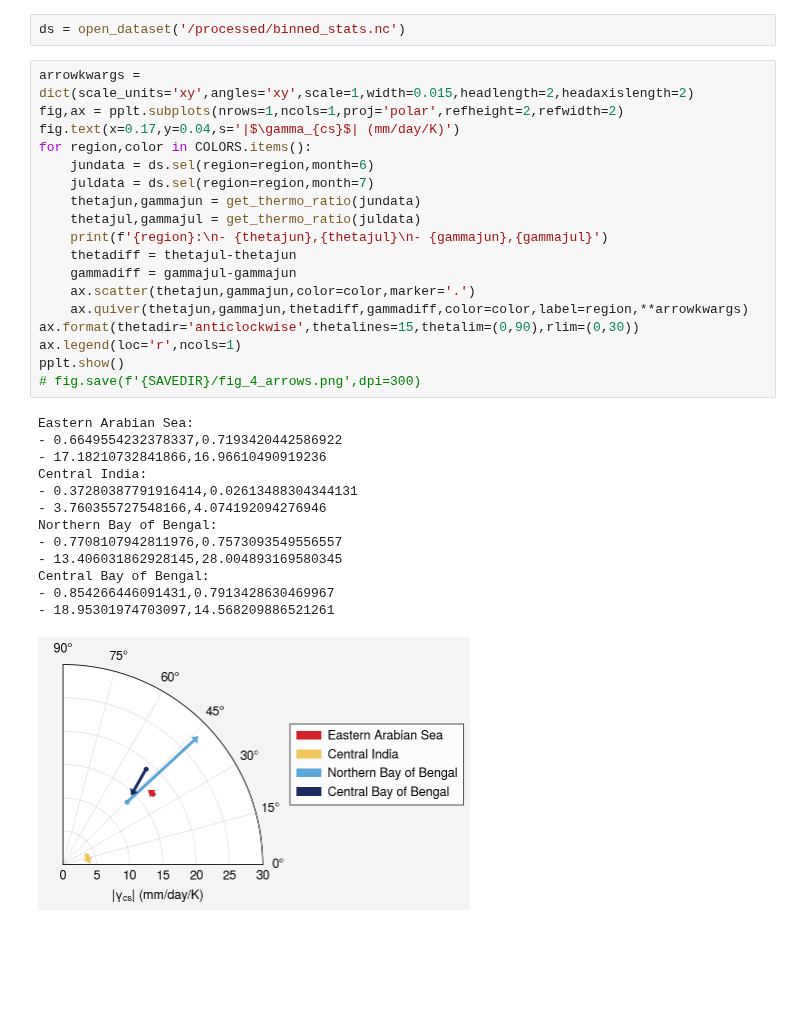
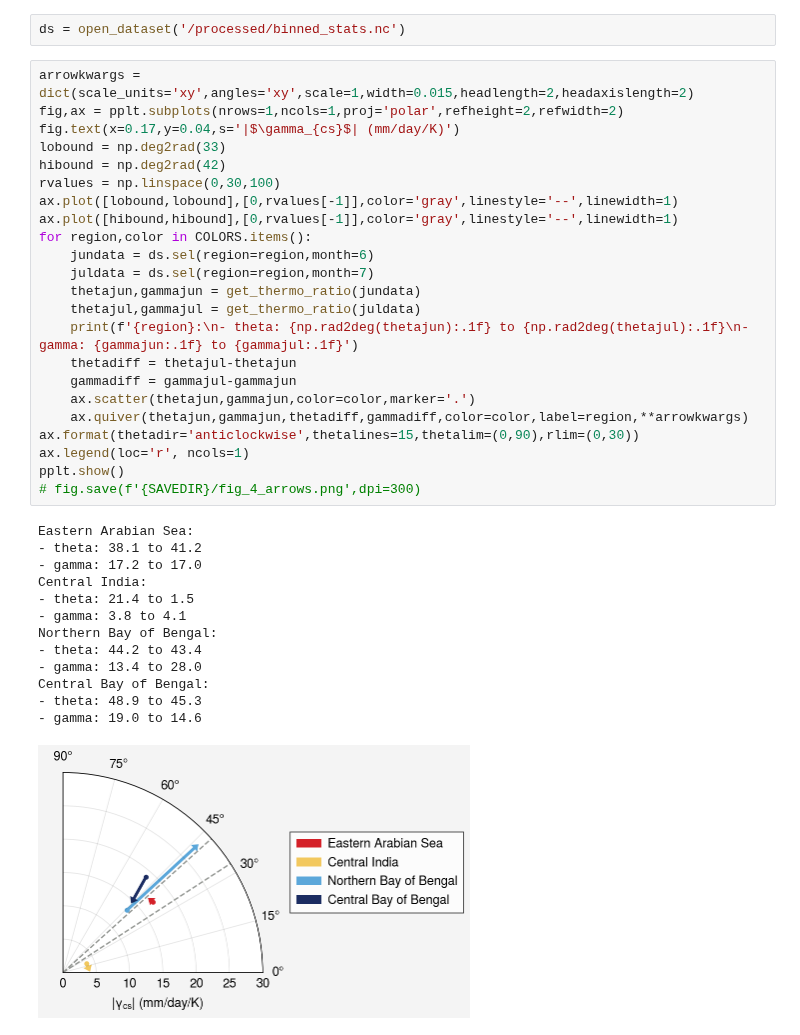
Before and after one commit to savannahferretti/monsoon-pod, a Jupyter notebook: notebooks/fig_4.ipynb, the cells around one changed output. Cells and saved outputs as stored; diff of their text form; blank space fills up the shorter version.

Commit message:
Minor plot changes

```diff
--- a/notebooks/fig_4.ipynb
+++ b/notebooks/fig_4.ipynb
@@ -87,32 +87,37 @@ ds = open_dataset('/processed/binned_stats.nc')
 # %%
 arrowkwargs = dict(scale_units='xy',angles='xy',scale=1,width=0.015,headlength=2,headaxislength=2)
 fig,ax = pplt.subplots(nrows=1,ncols=1,proj='polar',refheight=2,refwidth=2)
 fig.text(x=0.17,y=0.04,s='|$\gamma_{cs}$| (mm/day/K)')
+lobound = np.deg2rad(33)
+hibound = np.deg2rad(42)
+rvalues = np.linspace(0,30,100)
+ax.plot([lobound,lobound],[0,rvalues[-1]],color='gray',linestyle='--',linewidth=1)
+ax.plot([hibound,hibound],[0,rvalues[-1]],color='gray',linestyle='--',linewidth=1)
 for region,color in COLORS.items():
     jundata = ds.sel(region=region,month=6)
     juldata = ds.sel(region=region,month=7)
     thetajun,gammajun = get_thermo_ratio(jundata)
     thetajul,gammajul = get_thermo_ratio(juldata)
-    print(f'{region}:\n- {thetajun},{thetajul}\n- {gammajun},{gammajul}')
+    print(f'{region}:\n- theta: {np.rad2deg(thetajun):.1f} to {np.rad2deg(thetajul):.1f}\n- gamma: {gammajun:.1f} to {gammajul:.1f}')
     thetadiff = thetajul-thetajun
     gammadiff = gammajul-gammajun
     ax.scatter(thetajun,gammajun,color=color,marker='.')
     ax.quiver(thetajun,gammajun,thetadiff,gammadiff,color=color,label=region,**arrowkwargs)
 ax.format(thetadir='anticlockwise',thetalines=15,thetalim=(0,90),rlim=(0,30))
-ax.legend(loc='r',ncols=1)
+ax.legend(loc='r', ncols=1)
 pplt.show()
 # fig.save(f'{SAVEDIR}/fig_4_arrows.png',dpi=300)
 # %% [output]
 Eastern Arabian Sea:
-- 0.6649554232378337,0.7193420442586922
-- 17.18210732841866,16.96610490919236
+- theta: 38.1 to 41.2
+- gamma: 17.2 to 17.0
 Central India:
-- 0.37280387791916414,0.02613488304344131
-- 3.760355727548166,4.074192094276946
+- theta: 21.4 to 1.5
+- gamma: 3.8 to 4.1
 Northern Bay of Bengal:
-- 0.7708107942811976,0.7573093549556557
-- 13.406031862928145,28.004893169580345
+- theta: 44.2 to 43.4
+- gamma: 13.4 to 28.0
 Central Bay of Bengal:
-- 0.854266446091431,0.7913428630469967
-- 18.95301974703097,14.568209886521261
+- theta: 48.9 to 45.3
+- gamma: 19.0 to 14.6
-[figure, old version]
+[figure, new version]
```
